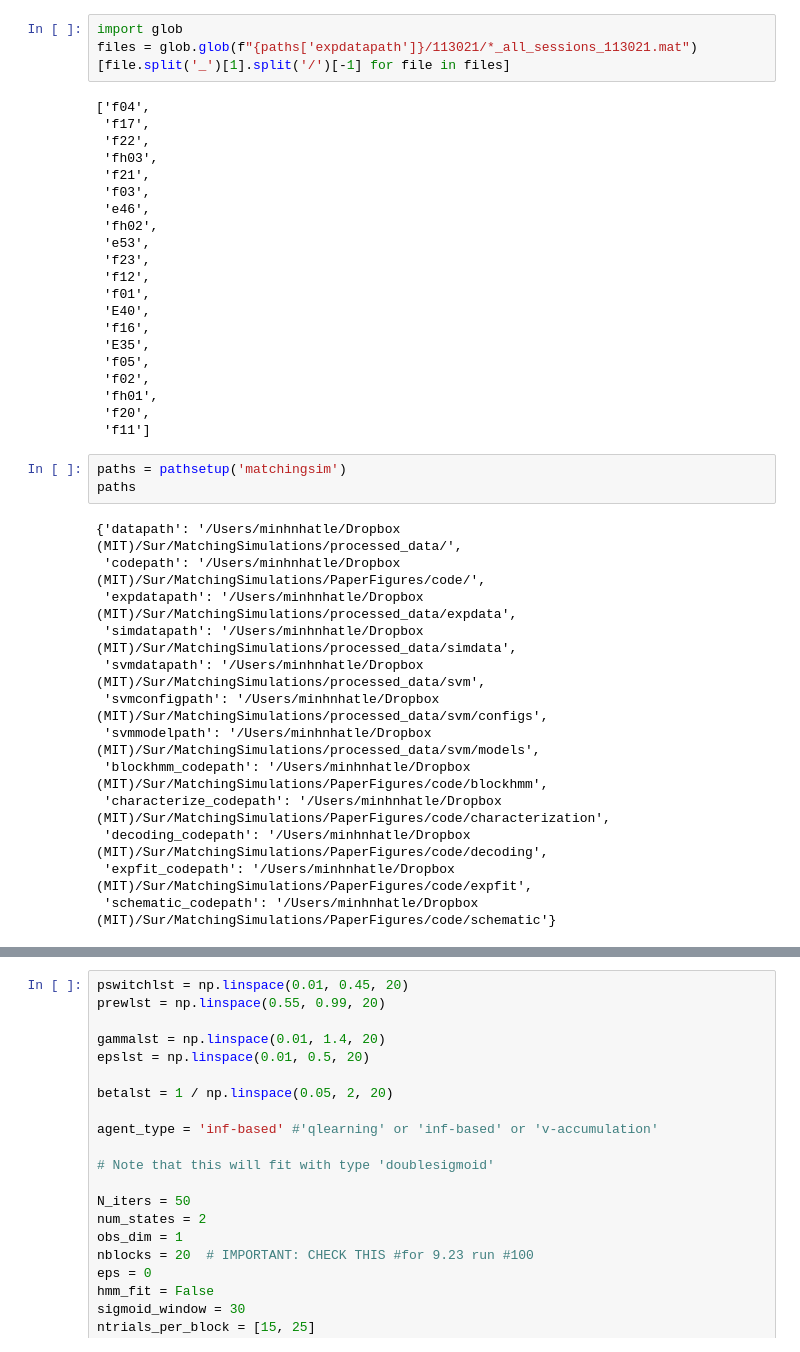
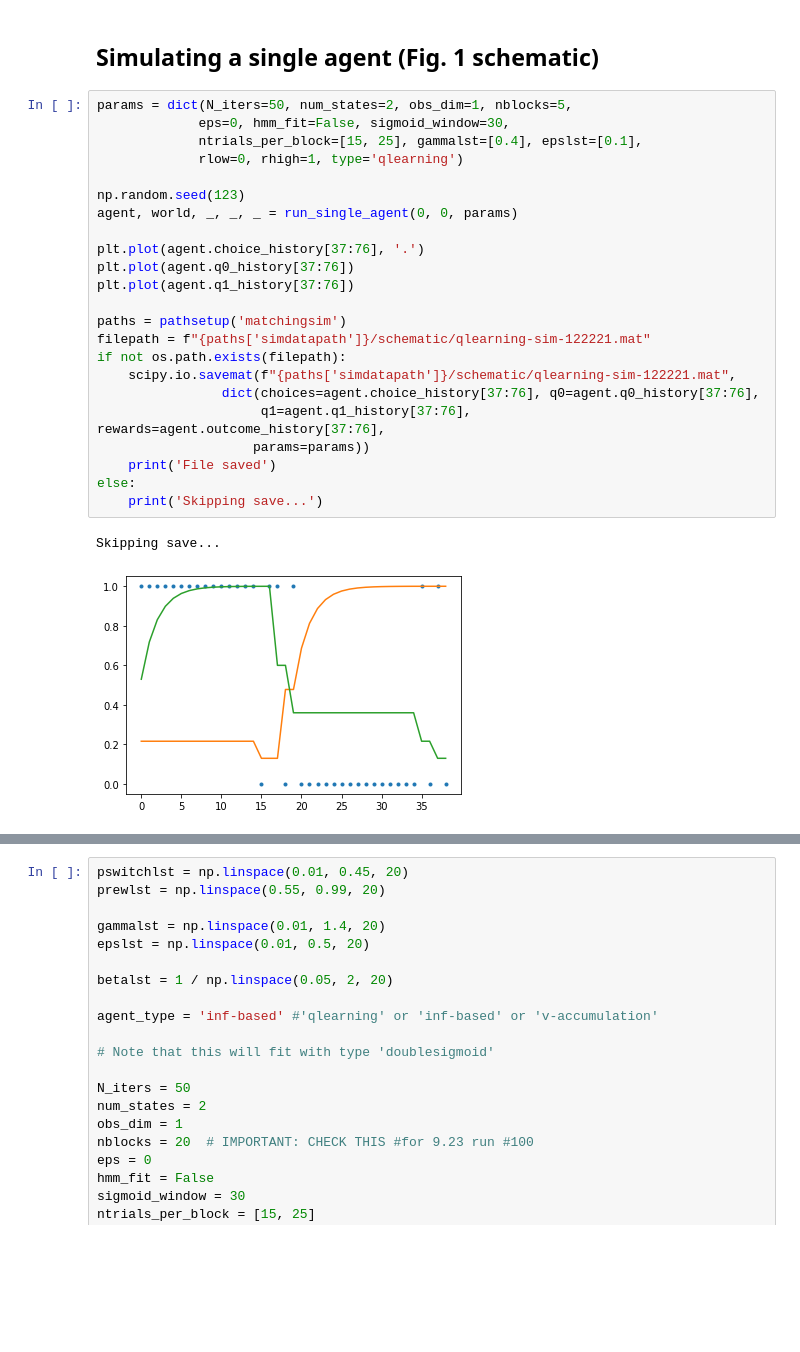
Before and after one commit to nhat-le/switching-simulations, a Jupyter notebook: switching_world_characterization.ipynb, the cells around one changed output, grey strips where cells are left out. Drawn from its saved outputs; the diff is of its cells as text; blank space fills up the shorter version.

```diff
--- a/switching_world_characterization.ipynb
+++ b/switching_world_characterization.ipynb
@@ -39,41 +22,28 @@ paths
-# %%
-import glob
-files = glob.glob(f"{paths['expdatapath']}/113021/*_all_sessions_113021.mat")
-[file.split('_')[1].split('/')[-1] for file in files]
-# %% [output]
-['f04',
- 'f17',
- 'f22',
- 'fh03',
- 'f21',
- 'f03',
- 'e46',
- 'fh02',
- 'e53',
- 'f23',
- 'f12',
- 'f01',
- 'E40',
- 'f16',
- 'E35',
- 'f05',
- 'f02',
- 'fh01',
- 'f20',
- 'f11']
-# %%
-paths = pathsetup('matchingsim')
-paths
-# %% [output]
-{'datapath': '/Users/minhnhatle/Dropbox (MIT)/Sur/MatchingSimulations/processed_data/',
- 'codepath': '/Users/minhnhatle/Dropbox (MIT)/Sur/MatchingSimulations/PaperFigures/code/',
- 'expdatapath': '/Users/minhnhatle/Dropbox (MIT)/Sur/MatchingSimulations/processed_data/expdata',
- 'simdatapath': '/Users/minhnhatle/Dropbox (MIT)/Sur/MatchingSimulations/processed_data/simdata',
- 'svmdatapath': '/Users/minhnhatle/Dropbox (MIT)/Sur/MatchingSimulations/processed_data/svm',
- 'svmconfigpath': '/Users/minhnhatle/Dropbox (MIT)/Sur/MatchingSimulations/processed_data/svm/configs',
- 'svmmodelpath': '/Users/minhnhatle/Dropbox (MIT)/Sur/MatchingSimulations/processed_data/svm/models',
- 'blockhmm_codepath': '/Users/minhnhatle/Dropbox (MIT)/Sur/MatchingSimulations/PaperFigures/code/blockhmm',
- 'characterize_codepath': '/Users/minhnhatle/Dropbox (MIT)/Sur/MatchingSimulations/PaperFigures/code/characterization',
- 'decoding_codepath': '/Users/minhnhatle/Dropbox (MIT)/Sur/MatchingSimulations/PaperFigures/code/decoding',
- 'expfit_codepath': '/Users/minhnhatle/Dropbox (MIT)/Sur/MatchingSimulations/PaperFigures/code/expfit',
- 'schematic_codepath': '/Users/minhnhatle/Dropbox (MIT)/Sur/MatchingSimulations/PaperFigures/code/schematic'}
+# %% [markdown]
+## Simulating a single agent (Fig. 1 schematic)
+# %%
+params = dict(N_iters=50, num_states=2, obs_dim=1, nblocks=5,
+             eps=0, hmm_fit=False, sigmoid_window=30,
+             ntrials_per_block=[15, 25], gammalst=[0.4], epslst=[0.1],
+             rlow=0, rhigh=1, type='qlearning')
+
+np.random.seed(123)
+agent, world, _, _, _ = run_single_agent(0, 0, params)
+
+plt.plot(agent.choice_history[37:76], '.')
+plt.plot(agent.q0_history[37:76])
+plt.plot(agent.q1_history[37:76])
+
+paths = pathsetup('matchingsim')
+filepath = f"{paths['simdatapath']}/schematic/qlearning-sim-122221.mat"
+if not os.path.exists(filepath):
+    scipy.io.savemat(f"{paths['simdatapath']}/schematic/qlearning-sim-122221.mat",
+                dict(choices=agent.choice_history[37:76], q0=agent.q0_history[37:76],
+                     q1=agent.q1_history[37:76], rewards=agent.outcome_history[37:76],
+                    params=params))
+    print('File saved')
+else:
+    print('Skipping save...')
+# %% [output]
+Skipping save...
+[figure, added]
```
Also changed, not shown: parts of 6 cells of this notebook, 25 other files.
